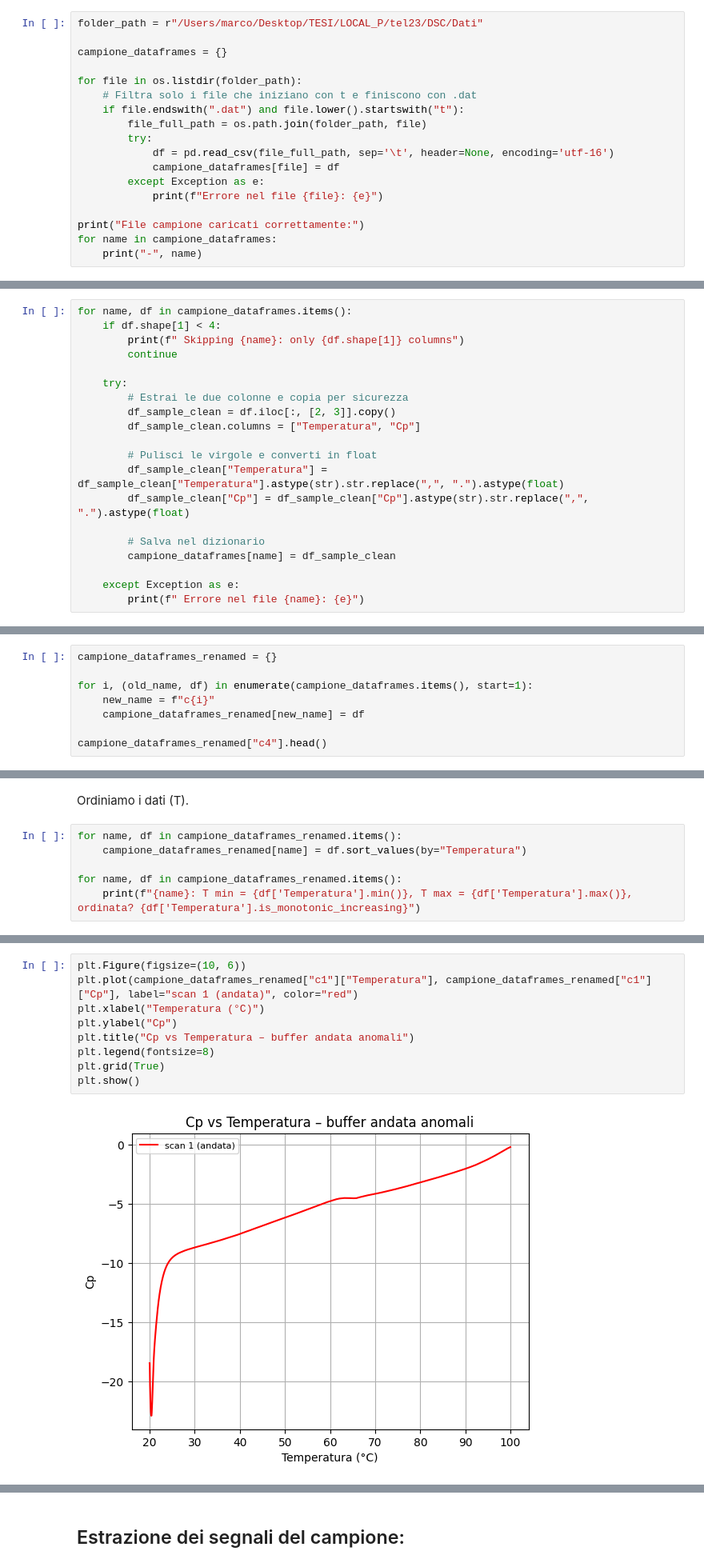
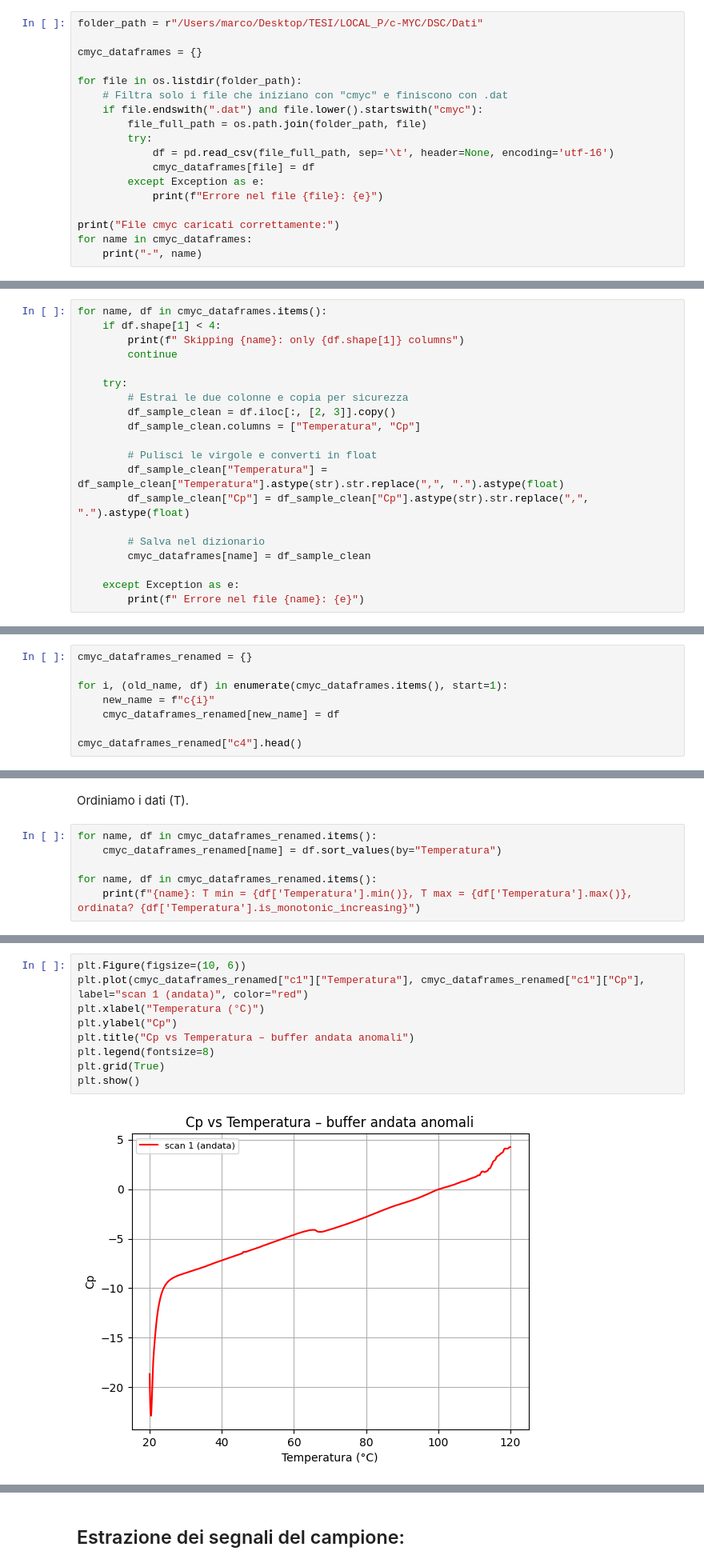
Before and after one commit to MarcoTamburi/c-MYC_DSC, a Jupyter notebook: preprocessing1.ipynb, the cells around one changed output, grey strips where cells are left out. Shown at 80% size. Drawn from its saved outputs; the diff is of its cells as text.

```diff
--- a/preprocessing1.ipynb
+++ b/preprocessing1.ipynb
@@ -286,21 +284,21 @@ Caricamento dei dati sample vs buffer e confronto qualitativo tra scan
 # %% [markdown]
 Questa seconda parte ripete esattamente gli stessi step della sezione **Primo sguardo (Buffer)**, non sarà, pertanto, commentata dettagliatamente.
 # %%
-folder_path = r"/Users/marco/Desktop/TESI/LOCAL_P/tel23/DSC/Dati"
+folder_path = r"/Users/marco/Desktop/TESI/LOCAL_P/c-MYC/DSC/Dati"
 
-campione_dataframes = {}
+cmyc_dataframes = {}
 
 for file in os.listdir(folder_path):
-    # Filtra solo i file che iniziano con t e finiscono con .dat
-    if file.endswith(".dat") and file.lower().startswith("t"):
+    # Filtra solo i file che iniziano con "cmyc" e finiscono con .dat
+    if file.endswith(".dat") and file.lower().startswith("cmyc"):
         file_full_path = os.path.join(folder_path, file)
         try:
             df = pd.read_csv(file_full_path, sep='\t', header=None, encoding='utf-16')
-            campione_dataframes[file] = df
+            cmyc_dataframes[file] = df
         except Exception as e:
             print(f"Errore nel file {file}: {e}")
 
-print("File campione caricati correttamente:")
-for name in campione_dataframes:
+print("File cmyc caricati correttamente:")
+for name in cmyc_dataframes:
     print("-", name)
 # %% [output]
@@ -334,7 +332,7 @@ Primo file caricato: tel23_375um_buffer_20mmk-fos_70kcl_200525scan1.dat
 # %% [markdown]
 Plottiamo i dati in due colonne
 # %%
-for name, df in campione_dataframes.items():
+for name, df in cmyc_dataframes.items():
     if df.shape[1] < 4:
         print(f" Skipping {name}: only {df.shape[1]} columns")
         continue
@@ -349,19 +347,19 @@ for name, df in campione_dataframes.items():
         df_sample_clean["Cp"] = df_sample_clean["Cp"].astype(str).str.replace(",", ".").astype(float)
 
         # Salva nel dizionario
-        campione_dataframes[name] = df_sample_clean
+        cmyc_dataframes[name] = df_sample_clean
 
     except Exception as e:
         print(f" Errore nel file {name}: {e}")
 # %% [markdown]
 Creiamo un dataframe con nomi più semplici al fine di gestire andate e eritorni degli scan ($c_i$).
 # %%
-campione_dataframes_renamed = {}
+cmyc_dataframes_renamed = {}
 
-for i, (old_name, df) in enumerate(campione_dataframes.items(), start=1):
+for i, (old_name, df) in enumerate(cmyc_dataframes.items(), start=1):
     new_name = f"c{i}"
-    campione_dataframes_renamed[new_name] = df
+    cmyc_dataframes_renamed[new_name] = df
 
-campione_dataframes_renamed["c4"].head()
+cmyc_dataframes_renamed["c4"].head()
 # %% [output]
 |  | Temperatura | Cp |
@@ -373,9 +371,9 @@ campione_dataframes_renamed["c4"].head()
 # %% [markdown]
 Ordiniamo i dati (T).
 # %%
-for name, df in campione_dataframes_renamed.items():
-    campione_dataframes_renamed[name] = df.sort_values(by="Temperatura")
+for name, df in cmyc_dataframes_renamed.items():
+    cmyc_dataframes_renamed[name] = df.sort_values(by="Temperatura")
 
-for name, df in campione_dataframes_renamed.items():
+for name, df in cmyc_dataframes_renamed.items():
     print(f"{name}: T min = {df['Temperatura'].min()}, T max = {df['Temperatura'].max()}, ordinata? {df['Temperatura'].is_monotonic_increasing}")
 # %% [output]
@@ -463,13 +461,13 @@ plt.show()
 # %%
 plt.Figure(figsize=(10, 6))
-plt.plot(campione_dataframes_renamed["c1"]["Temperatura"], campione_dataframes_renamed["c1"]["Cp"], label="scan 1 (andata)", color="red")
+plt.plot(cmyc_dataframes_renamed["c1"]["Temperatura"], cmyc_dataframes_renamed["c1"]["Cp"], label="scan 1 (andata)", color="red")
 plt.xlabel("Temperatura (°C)")
 plt.ylabel("Cp")
 plt.title("Cp vs Temperatura – buffer andata anomali")
 plt.legend(fontsize=8)
 plt.grid(True)
 plt.show()
 # %% [output]
-[figure, old version]
+[figure, new version]
 # %%
 # Maschera da 70 a 90 °C
```
Also changed, not shown: parts of 26 cells of this notebook.
